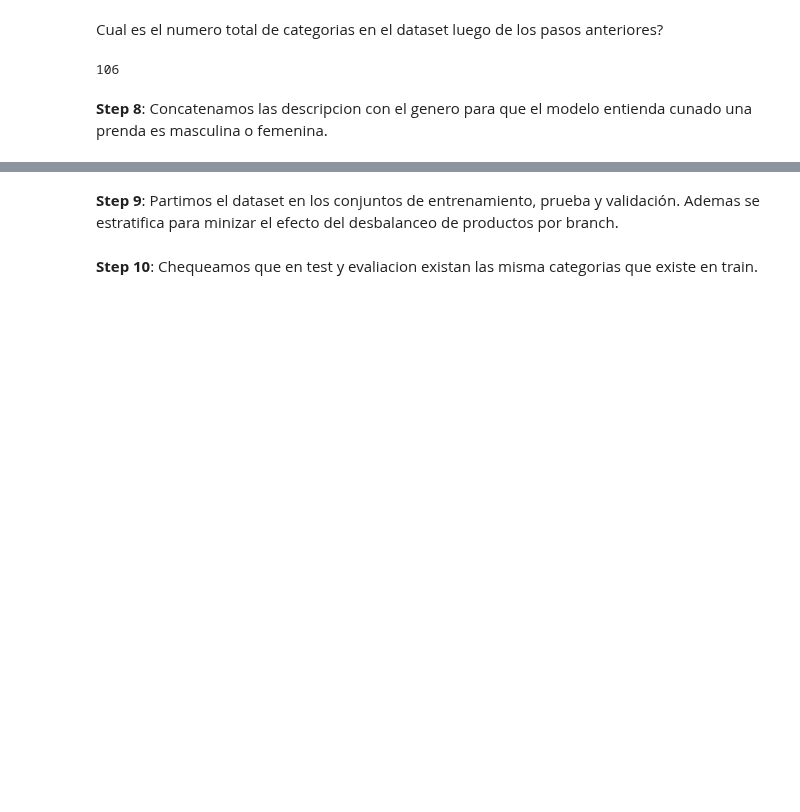
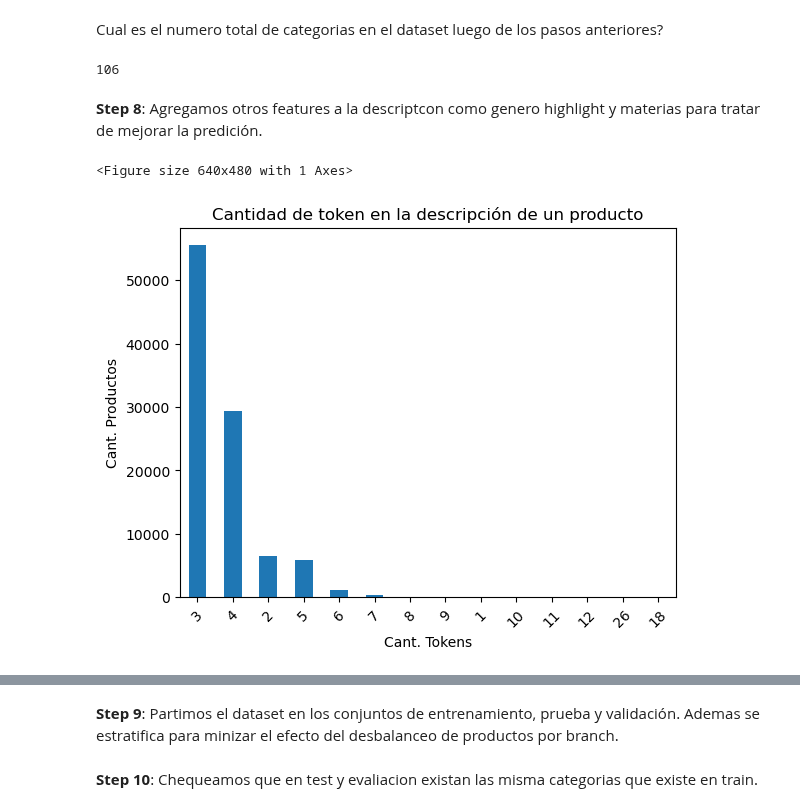
Before and after one commit to magistery-tps/text-mining, a Jupyter notebook: notebooks/fashion-outfits/pre-processing.ipynb, the cells around one changed output, grey strips where cells are left out. Cells and saved outputs as stored; diff of their text form; code cells hidden in the pictures; blank space fills up the shorter version.

Commit message:
feat: a nv notebook and test largr BERT model

```diff
--- a/notebooks/fashion-outfits/pre-processing.ipynb
+++ b/notebooks/fashion-outfits/pre-processing.ipynb
@@ -92,6 +92,7 @@ def plot_columns(df, x_col, y_col, title):
     ax.set_title(title)
     plt.show()
 
+
 def plot_branch_count(df):
     plot_columns(
         df,
@@ -99,6 +100,19 @@ def plot_branch_count(df):
         x_col = 'count',
         title = 'Cantidad de productos por rama del arbol de categorias'
     )
+
+
+def plot_tokens_count(df):
+    df['description'] \
+        .apply(lambda x: len(x.split(' '))) \
+        .value_counts() \
+        .plot(
+            kind   = 'bar',
+            rot    = 45,
+            xlabel = 'Cant. Tokens',
+            ylabel = 'Cant. Productos',
+            title  = 'Cantidad de tokens en la descripción de un producto'
+        )
 # %% [markdown]
 ## Preparar dataset
 # %% [markdown]
@@ -343,4 +357,9 @@ sampled_products['branch_seq'].max()
 # %% [output]
 106
 # %% [markdown]
-**Step 8**: Concatenamos las descripcion con el genero para que el modelo entienda cunado una prenda es masculina o femenina.
+**Step 8**: Agregamos otros features a la descriptcon como genero highlight y materias para tratar de mejorar la predición.
+# %%
+plot_tokens_count(sampled_products)
+# %% [output]
+<Figure size 640x480 with 1 Axes>
+[figure, added]
```
Also changed, not shown: parts of 5 cells of this notebook, 4 other files.
